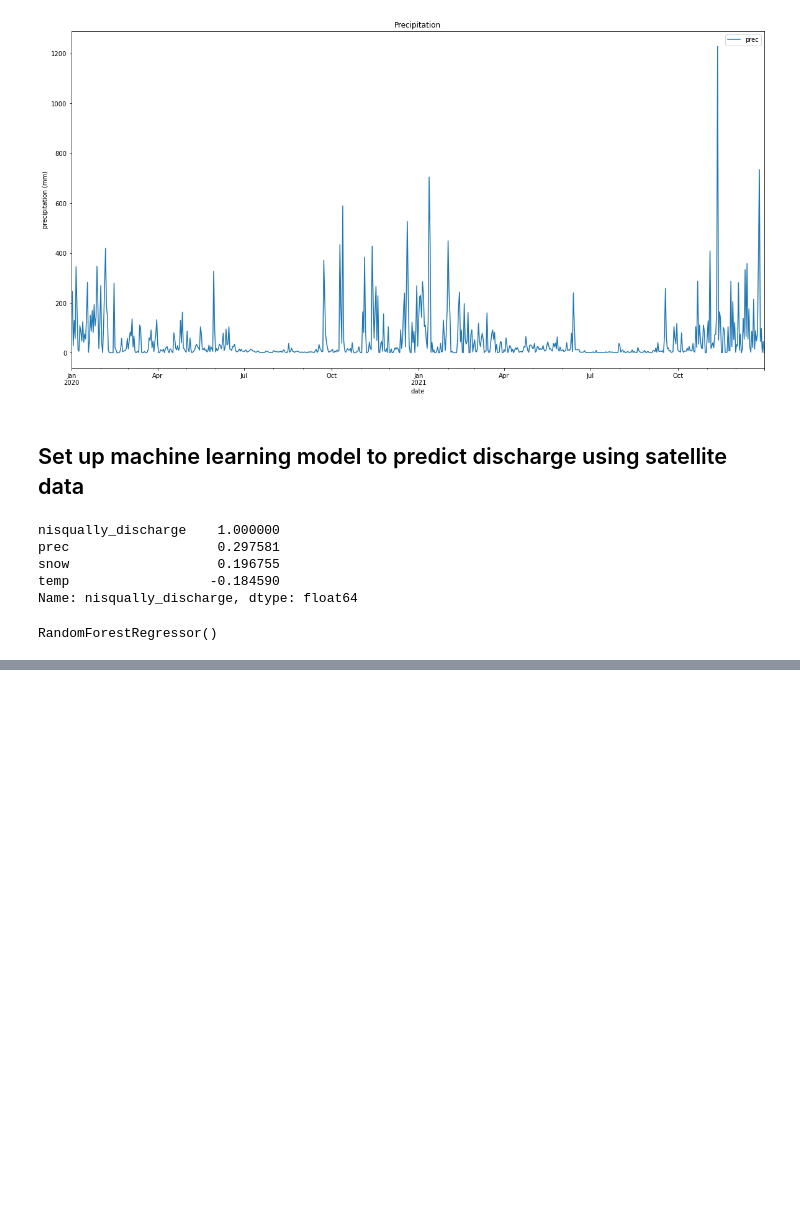
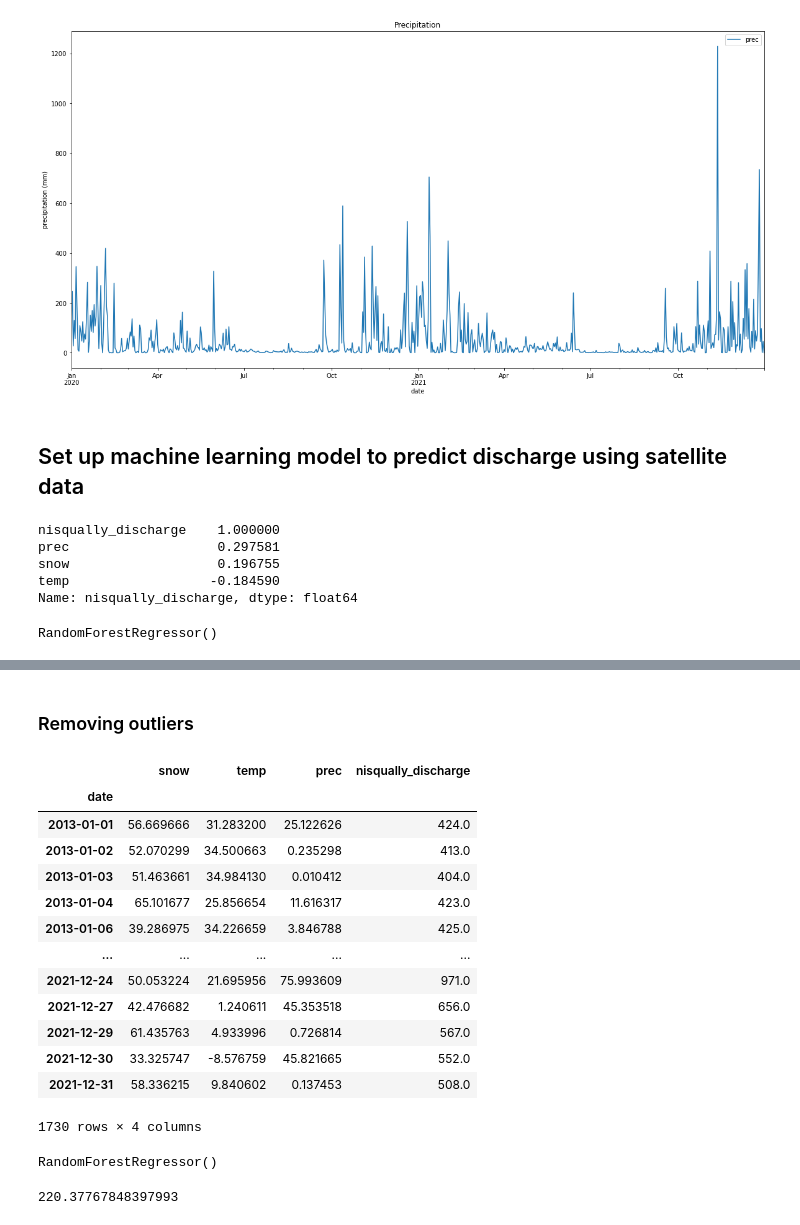
Before and after one commit to ianvd/gage-guesser, a Jupyter notebook: Prec.ipynb, the cells around one changed output, grey strips where cells are left out. Saved outputs shown, nothing was run; the diff lists cells and outputs as text; code cells hidden in the pictures; blank space fills up the shorter version.

```diff
--- a/Prec.ipynb
+++ b/Prec.ipynb
@@ -225,0 +225,24 @@ ax.set_xlim(0,3000)
+# %% [markdown]
+### Removing outliers
+# %%
+q_low = satellite["nisqually_discharge"].quantile(0.1)
+q_hi  = satellite["nisqually_discharge"].quantile(0.9)
+
+satellite_filtered = satellite[(satellite["nisqually_discharge"] < q_hi) & (satellite["nisqually_discharge"] > q_low)]
+# %%
+satellite_filtered
+# %% [output]
+|  | snow | temp | prec | nisqually_discharge |
+| date |  |  |  |  |
+| 2013-01-01 | 56.669666 | 31.283200 | 25.122626 | 424.0 |
+| 2013-01-02 | 52.070299 | 34.500663 | 0.235298 | 413.0 |
+| 2013-01-03 | 51.463661 | 34.984130 | 0.010412 | 404.0 |
+| 2013-01-04 | 65.101677 | 25.856654 | 11.616317 | 423.0 |
+| 2013-01-06 | 39.286975 | 34.226659 | 3.846788 | 425.0 |
+| ... | ... | ... | ... | ... |
+| 2021-12-24 | 50.053224 | 21.695956 | 75.993609 | 971.0 |
+| 2021-12-27 | 42.476682 | 1.240611 | 45.353518 | 656.0 |
+| 2021-12-29 | 61.435763 | 4.933996 | 0.726814 | 567.0 |
+| 2021-12-30 | 33.325747 | -8.576759 | 45.821665 | 552.0 |
+| 2021-12-31 | 58.336215 | 9.840602 | 0.137453 | 508.0 |
+1730 rows × 4 columns
@@ -225,0 +260,20 @@ ax.set_xlim(0,3000)
+# %%
+from sklearn.ensemble import RandomForestRegressor
+
+# Define model
+forest_reg = RandomForestRegressor(n_estimators = 100)
+
+# Fit model
+forest_reg.fit(X_train, y_train)
+# %% [output]
+RandomForestRegressor()
+# %%
+# Predict test labels predictions
+predictions = forest_reg.predict(X_test)
+
+# Compute mean-squared-error
+final_mse = mean_squared_error(y_test , predictions)
+final_rmse = np.sqrt(final_mse)
+final_rmse
+# %% [output]
+220.37767848397993
```
Also changed, not shown: parts of 5 cells of this notebook.
